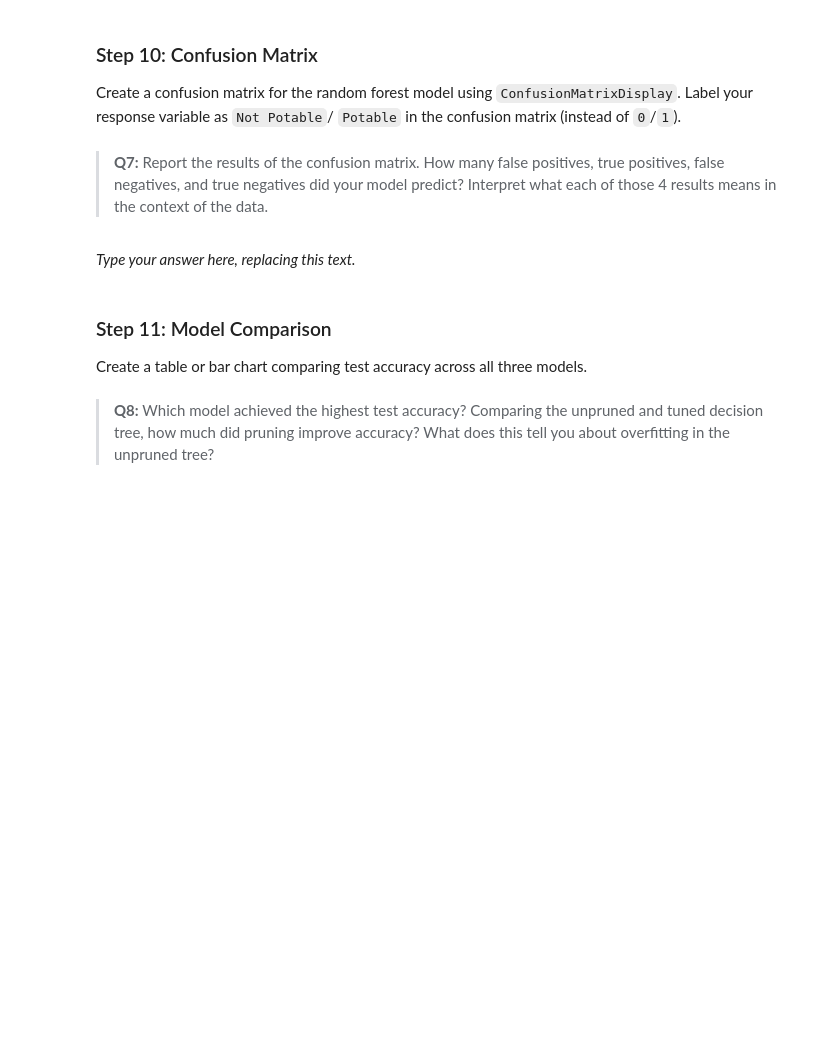
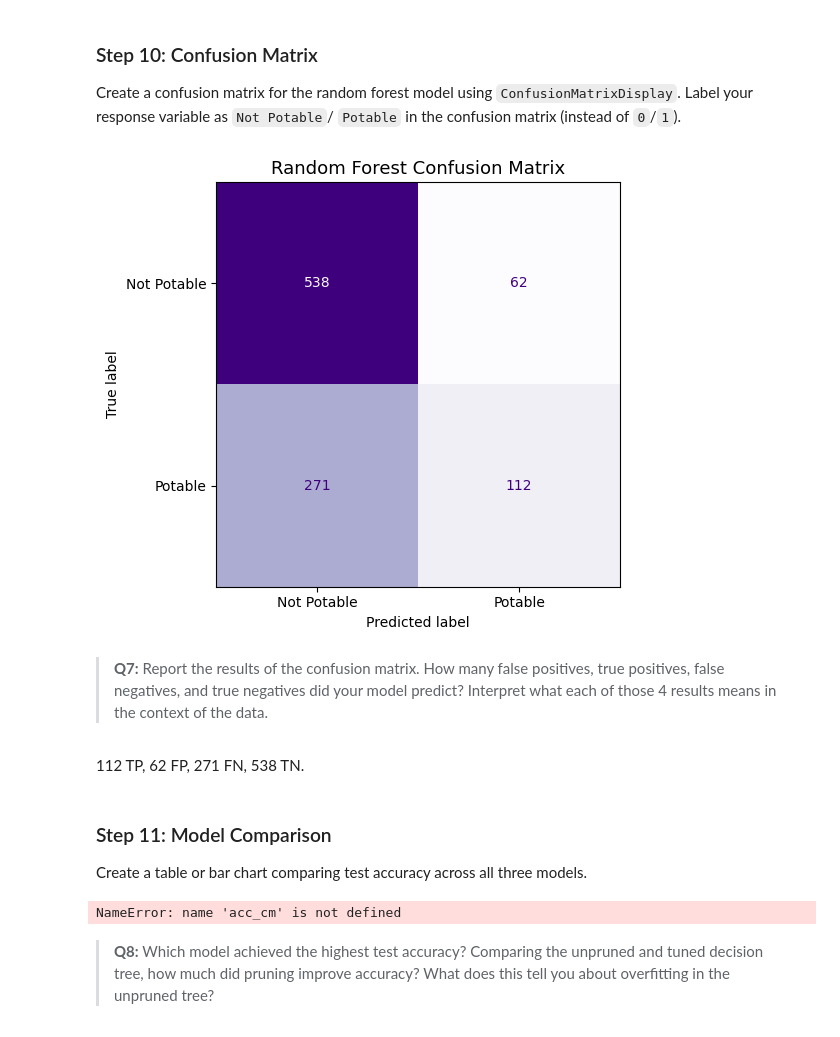
Before and after one commit to mmorenorolon/assignment-3, a Jupyter notebook: task2/hw3-task2.ipynb, the cells around one changed output. Saved outputs shown, nothing was run; the diff lists cells and outputs as text; code cells hidden in the pictures; blank space fills up the shorter version.

```diff
--- a/task2/hw3-task2.ipynb
+++ b/task2/hw3-task2.ipynb
@@ -318,12 +353,35 @@ _Type your answer here, replacing this text._
 ### Step 10: Confusion Matrix
 
 Create a confusion matrix for the random forest model using `ConfusionMatrixDisplay`. Label your response variable as `Not Potable`/ `Potable` in the confusion matrix (instead of `0`/`1`).
+# %%
+
+# Create a confusion matrix for the random forest model
+cm = confusion_matrix(y_test, rf.predict(X_test))
+
+disp = ConfusionMatrixDisplay(
+    confusion_matrix=cm, display_labels=["Not Potable", "Potable"]
+)
+
+# Create figure
+fig, ax = plt.subplots(figsize=(6, 5))
+disp.plot(ax=ax, colorbar=False, cmap='Purples')
+
+# Display Plot
+ax.set_ylim(len(["Not Potable", "Potable"]) - 0.5, -0.5)
+ax.set_title('Random Forest Confusion Matrix', fontsize=13)
+plt.tight_layout()
+plt.show()
+# %% [output]
+[figure, added]
 # %% [markdown]
 <!-- BEGIN QUESTION -->
 
 > **Q7:** Report the results of the confusion matrix. How many false positives, true positives, false negatives, and true negatives did your model predict? Interpret what each of those 4 results means in the context of the data.
 # %% [markdown]
-_Type your answer here, replacing this text._
+112 TP,
+62 FP,
+271 FN,
+538 TN.
 # %% [markdown]
 <!-- END QUESTION -->
 
@@ -332,6 +390,20 @@ _Type your answer here, replacing this text._
 ### Step 11: Model Comparison
 
 Create a table or bar chart comparing test accuracy across all three models.
+# %%
+acc_cm = accuracy_score(y_test, cm.predict(X_test))
+
+# Create table comparing test accuracy for all three models
+acc_table = pd.DataFrame(
+    {
+        "Model": ["Confusion Matrix Baseline", "Decision Tree", "Random Forest"],
+        "Test Accuracy": [acc_cm, acc_dt, acc_rf],
+    }
+)
+
+print(acc_table)
+# %% [output]
+NameError: name 'acc_cm' is not defined
 # %% [markdown]
 > **Q8:** Which model achieved the highest test accuracy? Comparing the unpruned and tuned decision tree, how much did pruning improve accuracy? What does this tell you about overfitting in the unpruned tree?
 # %% [markdown]
```
Also changed, not shown: parts of 4 cells of this notebook.
